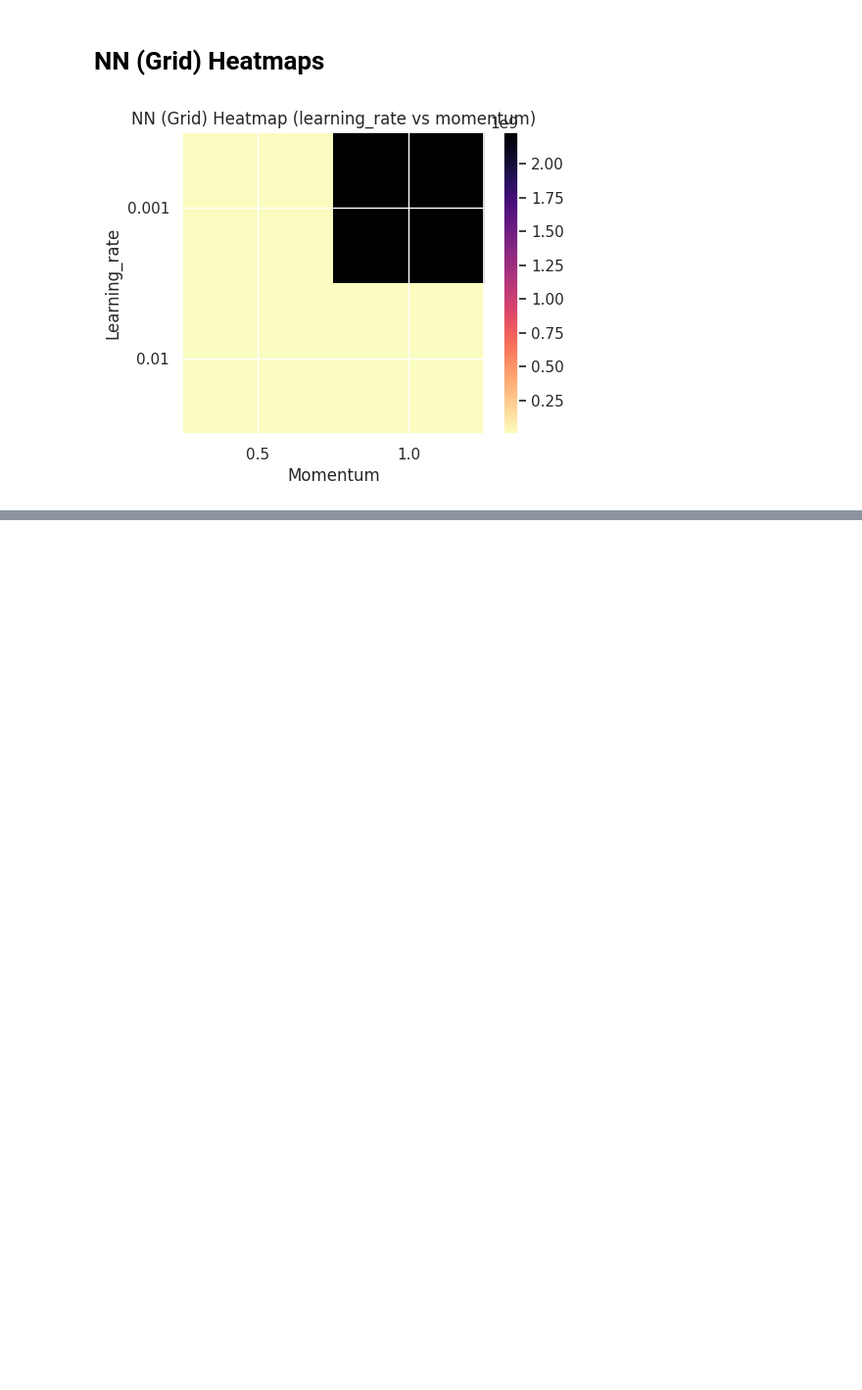
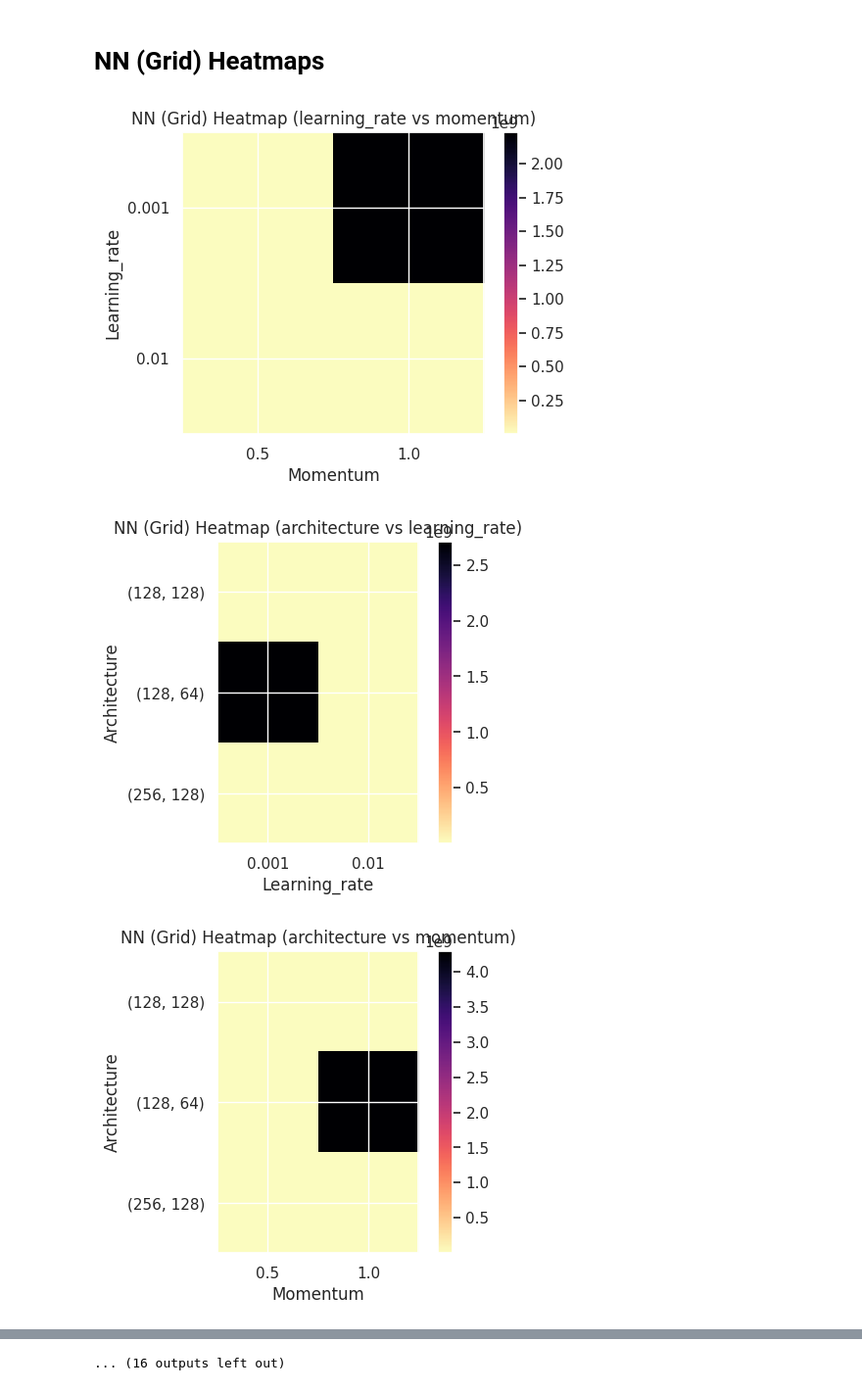
Before and after one commit to paolo-junior-mollica/machine-learning-project, a Jupyter notebook: src/cup2023/comparisons.ipynb, the cells around one changed output, grey strips where cells are left out. Shown at 98% size. Saved outputs shown, nothing was run; the diff lists cells and outputs as text; code cells hidden in the pictures; blank space fills up the shorter version.

Commit message:
update optuna and grid heatmap

```diff
--- a/src/cup2023/comparisons.ipynb
+++ b/src/cup2023/comparisons.ipynb
@@ -4,7 +4,8 @@ import os
 if colab := 'google.colab' in sys.modules:
     from google.colab import drive
     drive.mount('/content/drive')
-    BASE_PATH = '/content/drive/My Drive/machine-learning-project'
+    #BASE_PATH = '/content/drive/My Drive/machine-learning-project'
+    BASE_PATH = "drive/MyDrive/Colab_Notebooks/ML/machine-learning-project"
     sys.path.insert(0, BASE_PATH)
     N_JOBS = 1
     sys.path.insert(0, BASE_PATH + '/src/utils')
@@ -472,5 +459,35 @@ for params in param_grid:
 # %% [markdown]
 # NN (Grid) Heatmaps
+# %%
+param_pairs = [('neuralnetwork__architecture', 'neuralnetwork__learning_rate'),
+('neuralnetwork__architecture', 'neuralnetwork__momentum'),
+('neuralnetwork__architecture', 'neuralnetwork__use_nesterov'),
+('neuralnetwork__architecture', 'neuralnetwork__weight_decay'),
+('neuralnetwork__architecture', 'neuralnetwork__dropout_input_rate'),
+('neuralnetwork__architecture', 'neuralnetwork__dropout_hidden_rate'),
+('neuralnetwork__architecture', 'neuralnetwork__batch_size'),
+('neuralnetwork__learning_rate', 'neuralnetwork__momentum'),
+('neuralnetwork__learning_rate', 'neuralnetwork__use_nesterov'),
+('neuralnetwork__learning_rate', 'neuralnetwork__weight_decay'),
+('neuralnetwork__learning_rate', 'neuralnetwork__dropout_input_rate'),
+('neuralnetwork__learning_rate', 'neuralnetwork__dropout_hidden_rate'),
+('neuralnetwork__learning_rate', 'neuralnetwork__batch_size'),
+('neuralnetwork__momentum', 'neuralnetwork__use_nesterov'),
+('neuralnetwork__momentum', 'neuralnetwork__weight_decay'),
+('neuralnetwork__momentum', 'neuralnetwork__dropout_input_rate'),
+('neuralnetwork__momentum', 'neuralnetwork__dropout_hidden_rate'),
+('neuralnetwork__momentum', 'neuralnetwork__batch_size'),
+('neuralnetwork__use_nesterov', 'neuralnetwork__weight_decay'),
+('neuralnetwork__use_nesterov', 'neuralnetwork__dropout_input_rate'),
+('neuralnetwork__use_nesterov', 'neuralnetwork__dropout_hidden_rate'),
+('neuralnetwork__use_nesterov', 'neuralnetwork__batch_size'),
+('neuralnetwork__weight_decay', 'neuralnetwork__dropout_input_rate'),
+('neuralnetwork__weight_decay', 'neuralnetwork__dropout_hidden_rate'),
+('neuralnetwork__weight_decay', 'neuralnetwork__batch_size'),
+('neuralnetwork__dropout_input_rate', 'neuralnetwork__dropout_hidden_rate'),
+('neuralnetwork__dropout_input_rate', 'neuralnetwork__batch_size'),
+('neuralnetwork__dropout_hidden_rate', 'neuralnetwork__batch_size')
+]
 # %%
 results_path = os.path.join(BASE_PATH, 'trained_models/cup2023/NN_Cup_Grid_Results.csv')
 results_df = pd.read_csv(results_path)
@@ -499,3 +516,14 @@ def generate_heatmap_for_NN(param_x, param_y):
 generate_heatmap_for_NN('learning_rate', 'momentum')
 # %% [output]
 [figure]
+# %%
+from itertools import combinations
+
+for params in param_pairs:
+    param_names = [el.replace('neuralnetwork__', '') for el in params]
+
+    for param1, param2 in combinations(param_names, 2):
+        generate_heatmap_for_NN( param1, param2)
+# %% [output]
+[figure, added]
+[figure, added]
@@ -501,0 +540 @@ generate_heatmap_for_NN('learning_rate', 'momentum')
+... (16 outputs left out)
```
Also changed, not shown: parts of 4 cells of this notebook.
